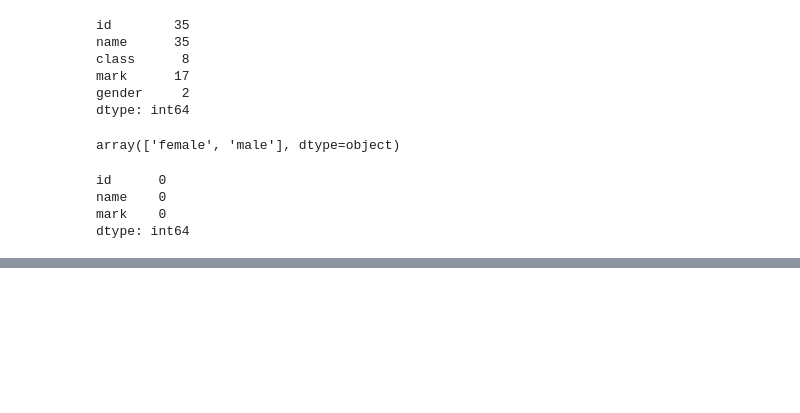
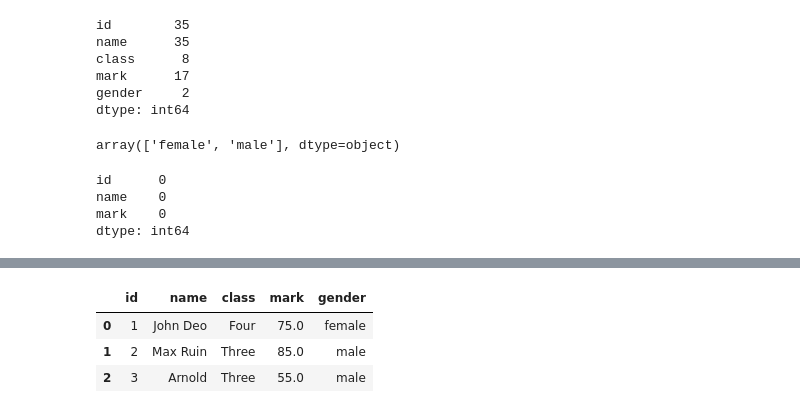
Before and after one commit to revan-desai/Pandas_basic, a Jupyter notebook: eda_01_understanding_data.ipynb, the cells around one changed output, grey strips where cells are left out. Cells and saved outputs as stored; diff of their text form; code cells hidden in the pictures; blank space fills up the shorter version.

```diff
--- a/eda_01_understanding_data.ipynb
+++ b/eda_01_understanding_data.ipynb
@@ -144,0 +85,9 @@ data['mark'].fillna(74.657143) #we got this value from data.describe()
+# %%
+data['mark']=data['mark'].astype(float)    # while making changing into any column make sure you write same column on left side of equal operator
+                                           # this is wrong way--> ...data=data['mark'].astype(float)
+data.head(3)
+# %% [output]
+|  | id | name | class | mark | gender |
+| 0 | 1 | John Deo | Four | 75.0 | female |
+| 1 | 2 | Max Ruin | Three | 85.0 | male |
+| 2 | 3 | Arnold | Three | 55.0 | male |
```
Also changed, not shown: parts of 7 cells of this notebook.
